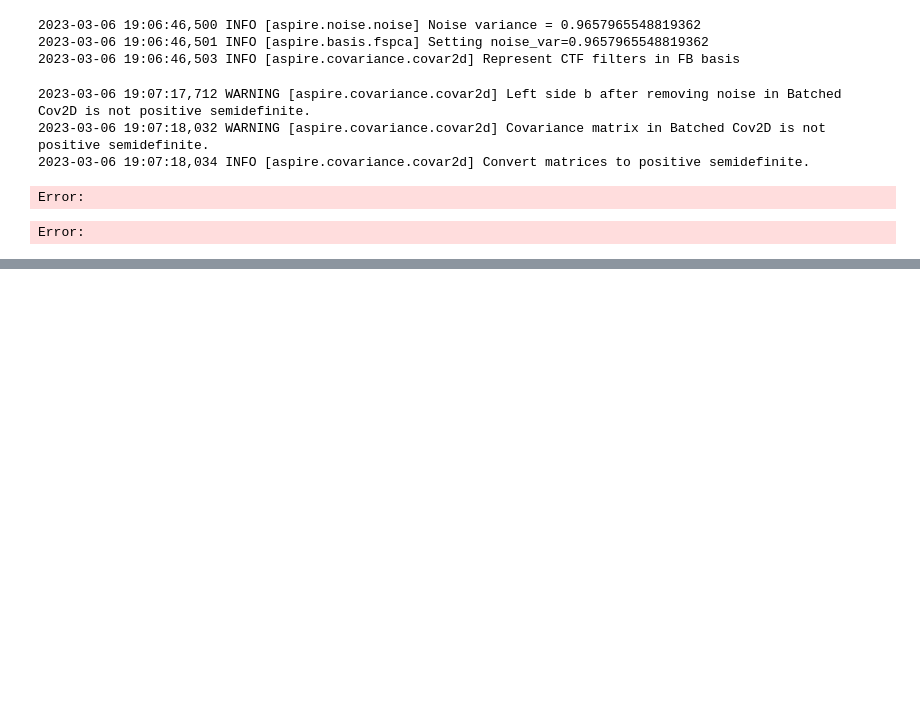
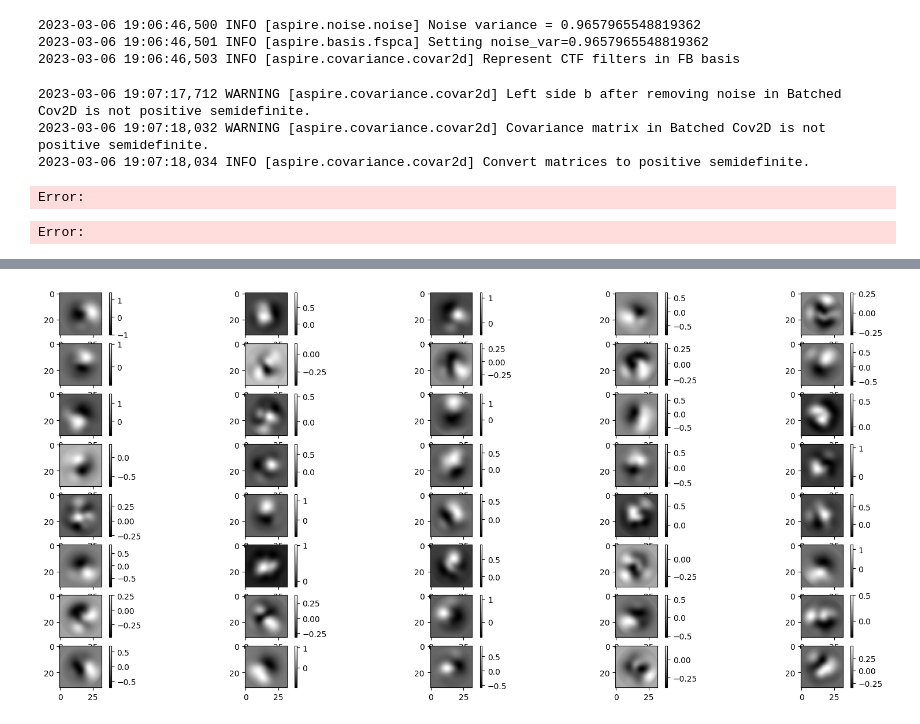
Before and after one commit to yqaddur1/ASPIRE-Python, a Jupyter notebook: aspire-code/volume/sim.ipynb, the cells around one changed output, grey strips where cells are left out. Cells and saved outputs as stored; diff of their text form; code cells hidden in the pictures; blank space fills up the shorter version.

```diff
--- a/aspire-code/volume/sim.ipynb
+++ b/aspire-code/volume/sim.ipynb
@@ -143,0 +248,6 @@ Error:
+# %%
+after_pca_images_numpy = basis.evaluate_to_image_basis(basis.spca_coef).asnumpy()
+after_pca_images = Image(after_pca_images_numpy[indices])
+after_pca_images.show()
+# %% [output]
+[figure, added]
```
Also changed, not shown: parts of 8 cells of this notebook, 31 other files.
